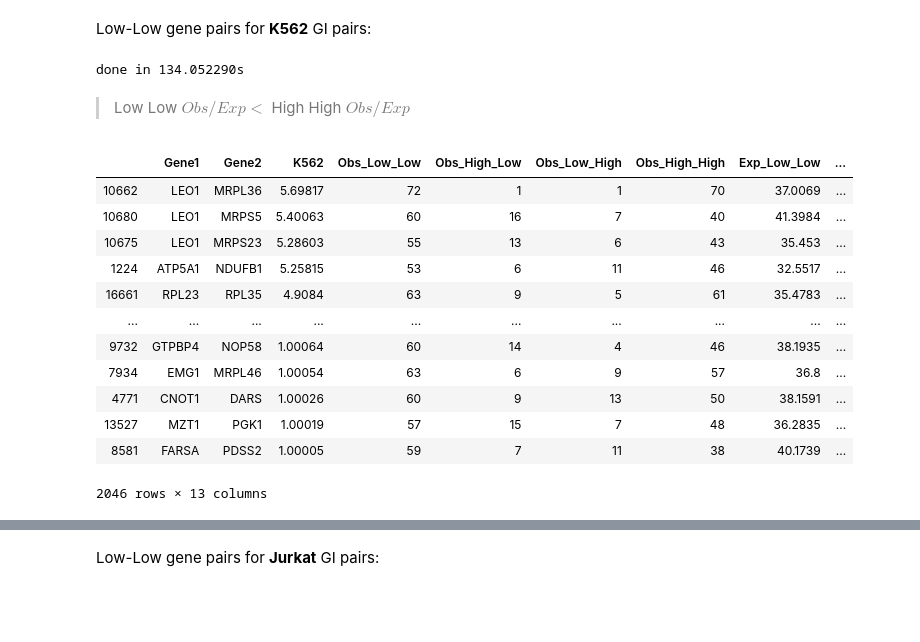
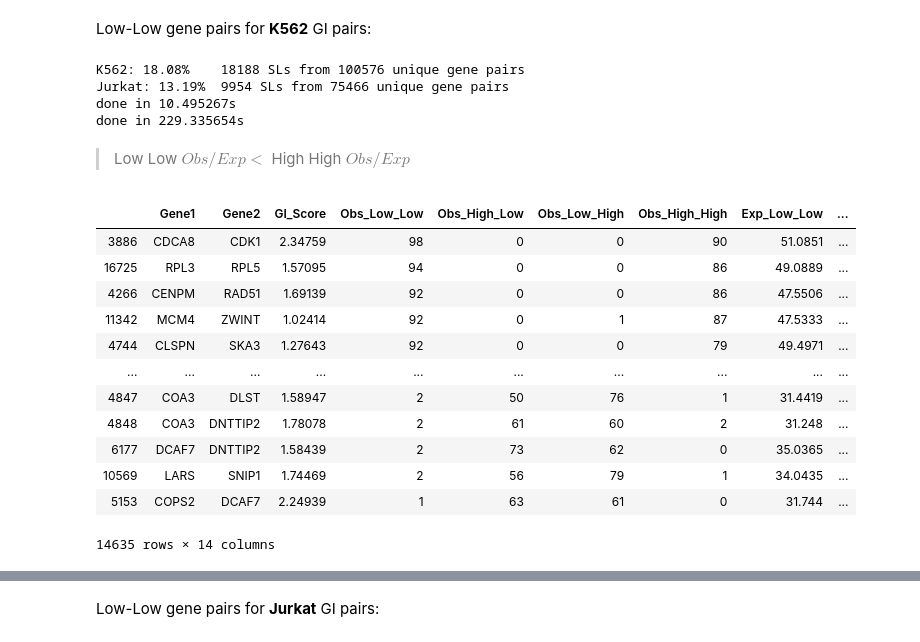
Before and after one commit to goodarzilab/Abe, a Jupyter notebook: Projects/Patient_GI/notebook.ipynb, the cells around one changed output, grey strips where cells are left out. Cells and saved outputs as stored; diff of their text form; code cells hidden in the pictures; blank space fills up the shorter version.

```diff
--- a/Projects/Patient_GI/notebook.ipynb
+++ b/Projects/Patient_GI/notebook.ipynb
@@ -58,17 +59,21 @@ def make_study_dataset(filepath, get_RNASeq = False):
             lines[i] = l
         genes = [d[0] for d in lines[1:]]
         RNA_seq = [np.array(d[2:], dtype = float) for d in lines[1:]]
+
         Q1 = [np.quantile(p, 0.25) for p in RNA_seq]       # Low expression threshold
         Q3 = [np.quantile(p, 0.75) for p in RNA_seq]       # High expression threshold
-        data = pd.DataFrame(data = [i + j for i,j in zip([-1*(p <= q1) for p,q1 in zip(RNA_seq, Q1)],
-                                                         [ 1*(p >= q3) for p,q3 in zip(RNA_seq, Q3)])],
-                            index = [d[0] for d in lines[1:]],
-                            columns= lines[0][2:]
-        )
+
+    data = pd.DataFrame(data = [i + j for i,j in zip([-1*(p <= q1) for p,q1 in zip(RNA_seq, Q1)],
+                                                     [ 1*(p >= q3) for p,q3 in zip(RNA_seq, Q3)])],
+                        index = [d[0] for d in lines[1:]], columns= lines[0][2:])
+
+
     print("done in %fs" % (time() - t0))
     if get_RNASeq == False:
         return data
     else:
+        RNA_seq = pd.DataFrame(data = RNA_seq, index = [d[0] for d in lines[1:]],
+                               columns= lines[0][2:])
         return RNA_seq, data
 # %% [markdown]
 ## Statistical Test
@@ -89,13 +80,16 @@ Name: Jurkat, Length: 9771, dtype: object
 # %%
-def SL_stat_test(data, SLdata, cell_line = 'K562'):
+def SL_stat_test(filename, cell_line = 'K562'):
     t0 = time()
+    SLdata = get_SLdataset()
+    RNASeq, data = make_study_dataset(filename, get_RNASeq = True)
     tmp = SLdata[cell_line]
     # filter out missing gene names between GI and expression studies
     tmp = tmp[pd.DataFrame(tmp.Gene1.tolist()).isin(data.index.tolist()).any(1)].reset_index(drop=True)
     tmp = tmp[pd.DataFrame(tmp.Gene2.tolist()).isin(data.index.tolist()).any(1)].reset_index(drop=True)
+    Cors = []
     Obs = []
     for g1,g2 in zip(tmp.Gene1,tmp.Gene2):    # g1   g2
-         Obs.append([
+        Obs.append([
             [sum(np.array(data.loc[g1] < 0)
              * np.array(data.loc[g2] < 0)),   # low_low
              sum(np.array(data.loc[g1] > 0)
@@ -105,20 +99,21 @@ def SL_stat_test(data, SLdata, cell_line = 'K562'):
              sum(np.array(data.loc[g1] > 0)
              * np.array(data.loc[g2] > 0))]   # high_high
          ])
+        Cors.append (spearmanr(np.array(data.loc[g1]), np.array(data.loc[g2]))[0])
     # do chi-square test:
     chi2_res = [chi2_contingency(o) for o in np.array(Obs)]
     Chi2 = [c[0] for c in chi2_res]
-    Pval = [p[1] for p in chi2_res]
+    ChiPval = [p[1] for p in chi2_res]
     Exp = [np.concatenate((x[3][0], x[3][1])) for x in chi2_res]
     Obs = [np.concatenate((o[0], o[1])) for o in Obs]
     # make the test result dataframe:
     test_res = pd.DataFrame(data= np.concatenate((
         np.stack(( tmp.Gene1 ,tmp.Gene2, tmp[cell_line]), axis = 1),
-        np.array(Obs), np.array(Exp),
-        np.stack(( Pval, Chi2), axis = 1),
+        np.array(Obs), np.array(Exp), np.stack(( ChiPval, Chi2, Cors), axis = 1),
         ), axis = 1), columns=[
         'Gene1', 'Gene2', 'GI_Score',
         'Obs_Low_Low', 'Obs_High_Low', 'Obs_Low_High', 'Obs_High_High',
-        'Exp_Low_Low' ,'Exp_High_Low', 'Exp_Low_High', 'Exp_High_High', 'Pval', 'Chi2'])
+        'Exp_Low_Low' ,'Exp_High_Low', 'Exp_Low_High', 'Exp_High_High',
+        'ChiPval', 'Chi2', 'Correlation'])
     print("done in %fs" % (time() - t0))
     return test_res
@@ -189,27 +257,33 @@ done in 15.731779s
 # %% [markdown]
 Low-Low gene pairs for **K562** GI pairs:
 # %%
-test = SL_stat_test(data, SLdata, cell_line = 'K562')
+test = SL_stat_test('cBioPortal/aml_ohsu_2018/data_RNA_Seq_mRNA_median_Zscores.txt', cell_line = 'K562')
 # %% [output]
-done in 134.052290s
+K562: 18.08%    18188 SLs from 100576 unique gene pairs
+Jurkat: 13.19%  9954 SLs from 75466 unique gene pairs
+done in 10.495267s
+done in 229.335654s
 # %% [markdown]
 > Low Low $Obs/Exp <  $ High High $Obs/Exp$
 # %%
 test[
-    ((test.Obs_Low_Low/ test.Exp_Low_Low) < (test.Obs_High_High/test.Exp_High_High))
-    & (test.Pval < 1e-10)
-].sort_values('K562', ascending = False)
+#     ((test.Obs_Low_Low/ test.Exp_Low_Low) < (test.Obs_High_High/test.Exp_High_High))
+    (test.Obs_Low_Low < test.Obs_High_High) &
+    (test.Obs_Low_Low < test.Obs_Low_High) &
+    (test.Obs_Low_Low < test.Obs_High_Low)
+    & test.ChiPval < 1e-10
+].sort_values('Obs_Low_Low', ascending = False)
 # %% [output]
-|  | Gene1 | Gene2 | K562 | Obs_Low_Low | Obs_High_Low | Obs_Low_High | Obs_High_High | Exp_Low_Low | ... |
-| 10662 | LEO1 | MRPL36 | 5.69817 | 72 | 1 | 1 | 70 | 37.0069 | ... |
-| 10680 | LEO1 | MRPS5 | 5.40063 | 60 | 16 | 7 | 40 | 41.3984 | ... |
-| 10675 | LEO1 | MRPS23 | 5.28603 | 55 | 13 | 6 | 43 | 35.453 | ... |
-| 1224 | ATP5A1 | NDUFB1 | 5.25815 | 53 | 6 | 11 | 46 | 32.5517 | ... |
-| 16661 | RPL23 | RPL35 | 4.9084 | 63 | 9 | 5 | 61 | 35.4783 | ... |
+|  | Gene1 | Gene2 | GI_Score | Obs_Low_Low | Obs_High_Low | Obs_Low_High | Obs_High_High | Exp_Low_Low | ... |
+| 3886 | CDCA8 | CDK1 | 2.34759 | 98 | 0 | 0 | 90 | 51.0851 | ... |
+| 16725 | RPL3 | RPL5 | 1.57095 | 94 | 0 | 0 | 86 | 49.0889 | ... |
+| 4266 | CENPM | RAD51 | 1.69139 | 92 | 0 | 0 | 86 | 47.5506 | ... |
+| 11342 | MCM4 | ZWINT | 1.02414 | 92 | 0 | 1 | 87 | 47.5333 | ... |
+| 4744 | CLSPN | SKA3 | 1.27643 | 92 | 0 | 0 | 79 | 49.4971 | ... |
 | ... | ... | ... | ... | ... | ... | ... | ... | ... | ... |
-| 9732 | GTPBP4 | NOP58 | 1.00064 | 60 | 14 | 4 | 46 | 38.1935 | ... |
-| 7934 | EMG1 | MRPL46 | 1.00054 | 63 | 6 | 9 | 57 | 36.8 | ... |
-| 4771 | CNOT1 | DARS | 1.00026 | 60 | 9 | 13 | 50 | 38.1591 | ... |
-| 13527 | MZT1 | PGK1 | 1.00019 | 57 | 15 | 7 | 48 | 36.2835 | ... |
-| 8581 | FARSA | PDSS2 | 1.00005 | 59 | 7 | 11 | 38 | 40.1739 | ... |
+| 4847 | COA3 | DLST | 1.58947 | 2 | 50 | 76 | 1 | 31.4419 | ... |
+| 4848 | COA3 | DNTTIP2 | 1.78078 | 2 | 61 | 60 | 2 | 31.248 | ... |
+| 6177 | DCAF7 | DNTTIP2 | 1.58439 | 2 | 73 | 62 | 0 | 35.0365 | ... |
+| 10569 | LARS | SNIP1 | 1.74469 | 2 | 56 | 79 | 1 | 34.0435 | ... |
+| 5153 | COPS2 | DCAF7 | 2.24939 | 1 | 63 | 61 | 0 | 31.744 | ... |
-2046 rows × 13 columns
+14635 rows × 14 columns
```
Also changed, not shown: parts of 34 cells of this notebook.
